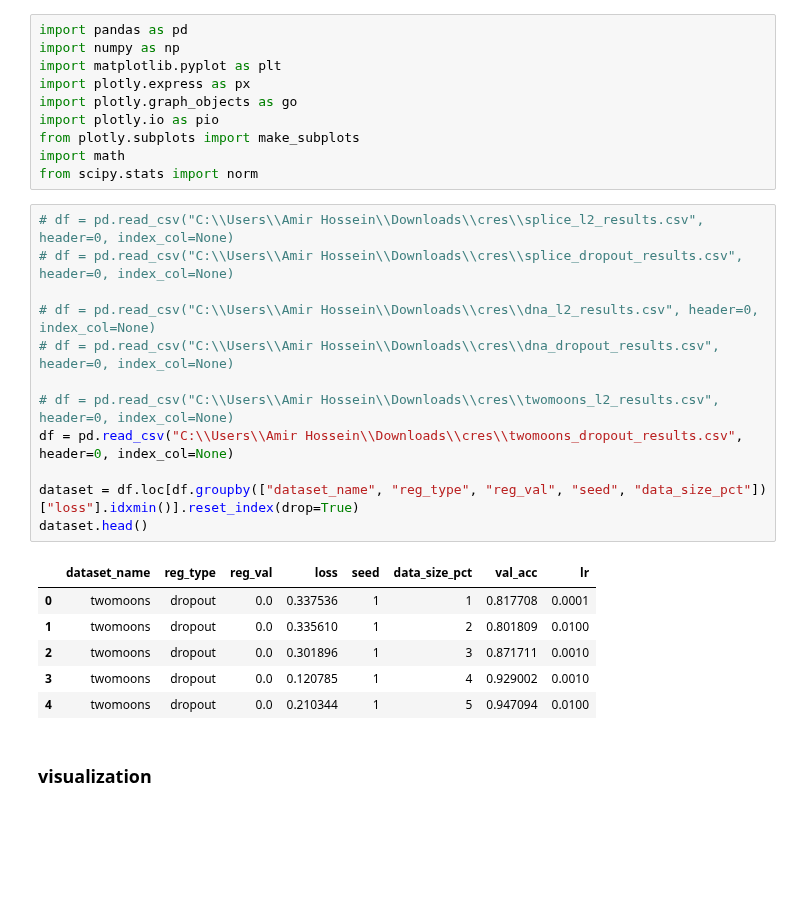
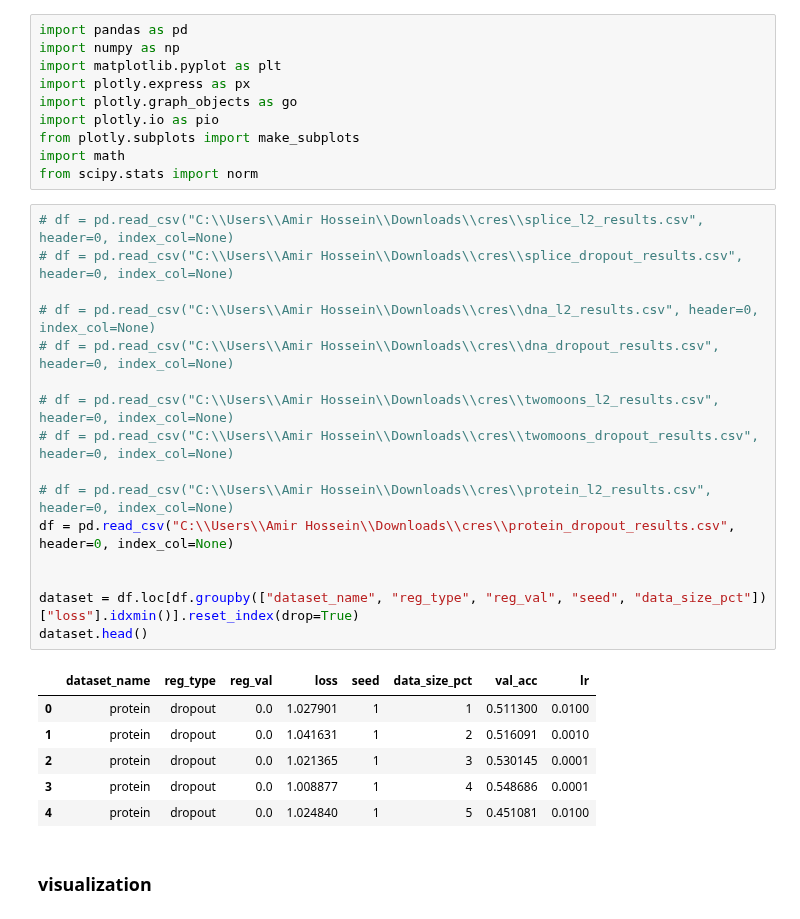
Before and after one commit to srp-group/hypothesis-testing, a Jupyter notebook: hyperparameters/visualization.ipynb, the cells around one changed output. Cells and saved outputs as stored; diff of their text form; blank space fills up the shorter version.

Commit message:
protein plots

```diff
--- a/hyperparameters/visualization.ipynb
+++ b/hyperparameters/visualization.ipynb
@@ -11,22 +11,26 @@ from scipy.stats import norm
 # %%
 # df = pd.read_csv("C:\\Users\\Amir Hossein\\Downloads\\cres\\splice_l2_results.csv", header=0, index_col=None)
 # df = pd.read_csv("C:\\Users\\Amir Hossein\\Downloads\\cres\\splice_dropout_results.csv", header=0, index_col=None)
 
 # df = pd.read_csv("C:\\Users\\Amir Hossein\\Downloads\\cres\\dna_l2_results.csv", header=0, index_col=None)
 # df = pd.read_csv("C:\\Users\\Amir Hossein\\Downloads\\cres\\dna_dropout_results.csv", header=0, index_col=None)
 
 # df = pd.read_csv("C:\\Users\\Amir Hossein\\Downloads\\cres\\twomoons_l2_results.csv", header=0, index_col=None)
-df = pd.read_csv("C:\\Users\\Amir Hossein\\Downloads\\cres\\twomoons_dropout_results.csv", header=0, index_col=None)
+# df = pd.read_csv("C:\\Users\\Amir Hossein\\Downloads\\cres\\twomoons_dropout_results.csv", header=0, index_col=None)
+
+# df = pd.read_csv("C:\\Users\\Amir Hossein\\Downloads\\cres\\protein_l2_results.csv", header=0, index_col=None)
+df = pd.read_csv("C:\\Users\\Amir Hossein\\Downloads\\cres\\protein_dropout_results.csv", header=0, index_col=None)
+
 
 dataset = df.loc[df.groupby(["dataset_name", "reg_type", "reg_val", "seed", "data_size_pct"])["loss"].idxmin()].reset_index(drop=True)
 dataset.head()
 # %% [output]
 |  | dataset_name | reg_type | reg_val | loss | seed | data_size_pct | val_acc | lr |
-| 0 | twomoons | dropout | 0.0 | 0.337536 | 1 | 1 | 0.817708 | 0.0001 |
-| 1 | twomoons | dropout | 0.0 | 0.335610 | 1 | 2 | 0.801809 | 0.0100 |
-| 2 | twomoons | dropout | 0.0 | 0.301896 | 1 | 3 | 0.871711 | 0.0010 |
-| 3 | twomoons | dropout | 0.0 | 0.120785 | 1 | 4 | 0.929002 | 0.0010 |
-| 4 | twomoons | dropout | 0.0 | 0.210344 | 1 | 5 | 0.947094 | 0.0100 |
+| 0 | protein | dropout | 0.0 | 1.027901 | 1 | 1 | 0.511300 | 0.0100 |
+| 1 | protein | dropout | 0.0 | 1.041631 | 1 | 2 | 0.516091 | 0.0010 |
+| 2 | protein | dropout | 0.0 | 1.021365 | 1 | 3 | 0.530145 | 0.0001 |
+| 3 | protein | dropout | 0.0 | 1.008877 | 1 | 4 | 0.548686 | 0.0001 |
+| 4 | protein | dropout | 0.0 | 1.024840 | 1 | 5 | 0.451081 | 0.0100 |
 # %% [markdown]
 ### visualization
 # %%
```
Also changed, not shown: parts of 1 cell of this notebook.
